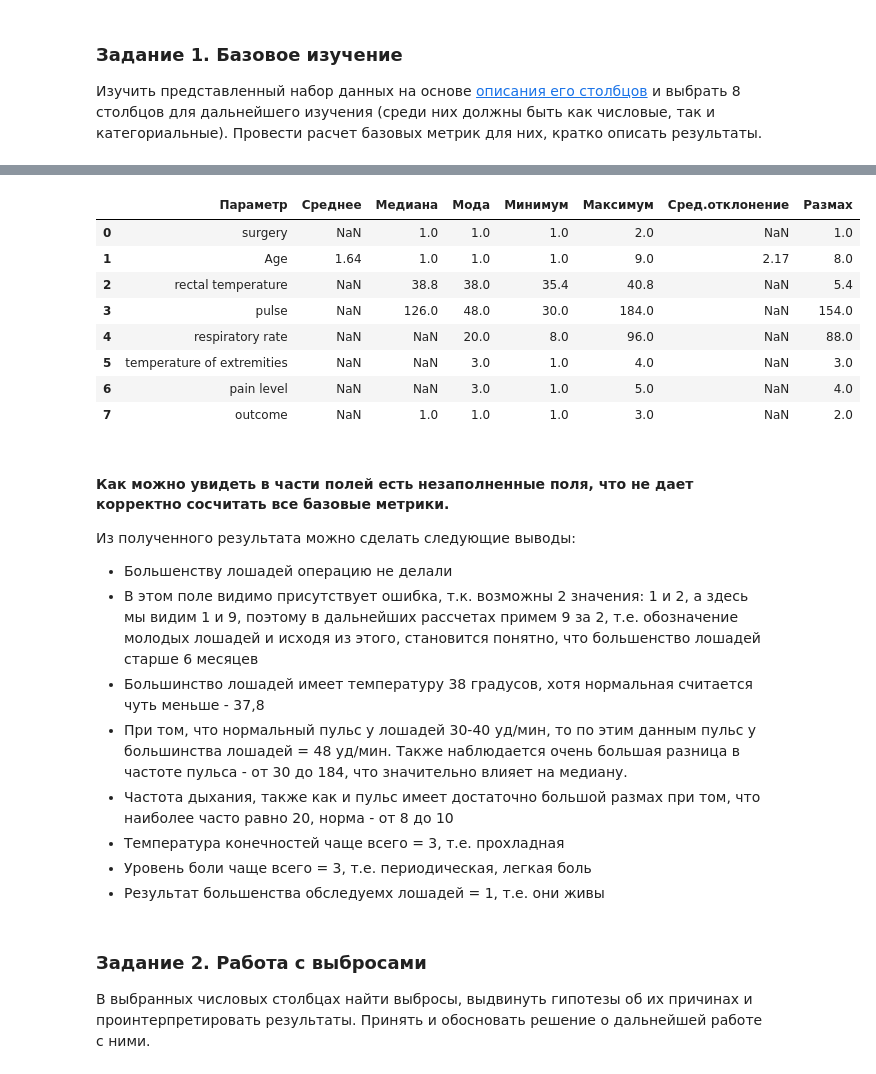
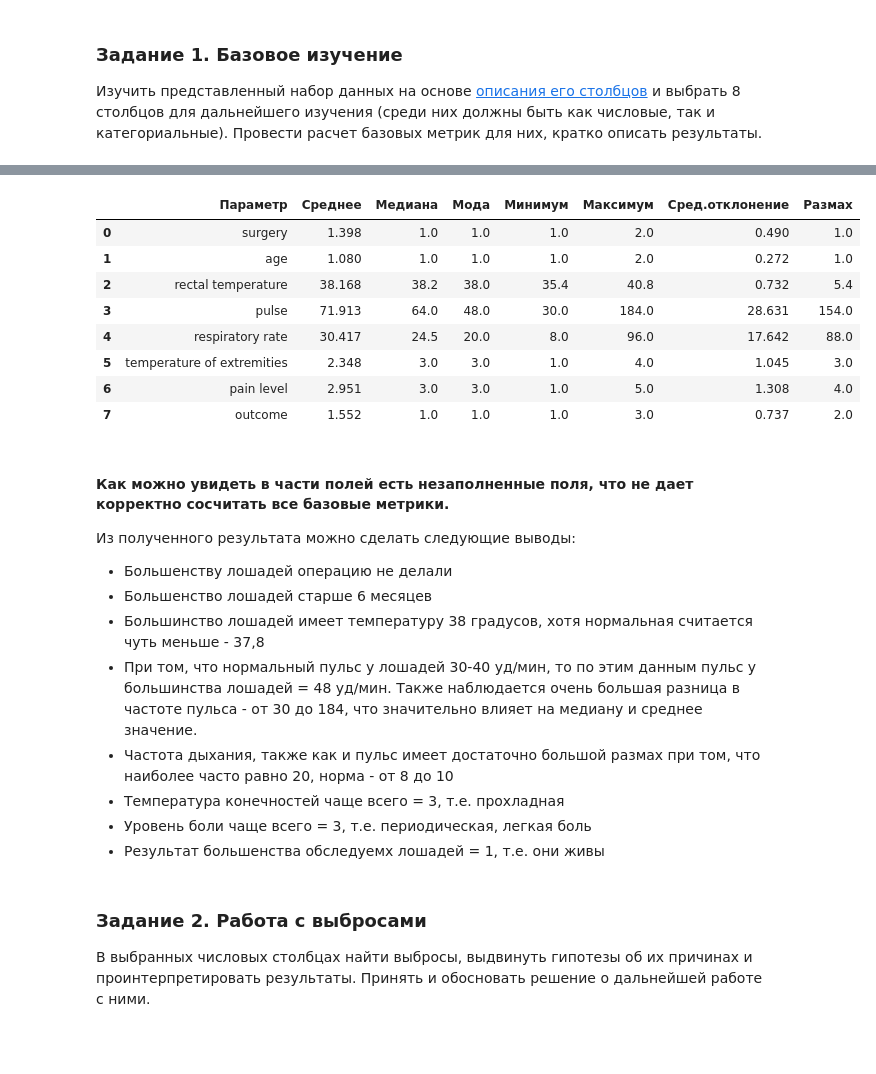
Before and after one commit to iamdenizzz/pyda-10, a Jupyter notebook: 22/stat_basics.ipynb, the cells around one changed output, grey strips where cells are left out. Drawn from its saved outputs; the diff is of its cells as text; code cells hidden in the pictures; blank space fills up the shorter version.

```diff
--- a/22/stat_basics.ipynb
+++ b/22/stat_basics.ipynb
@@ -5,13 +5,12 @@
 
 Будем осуществлять работу с непростым [набором данных](https://raw.githubusercontent.com/obulygin/pyda_homeworks/master/statistics_basics/horse_data.csv) о состоянии здоровья лошадей, испытывающих кишечные колики.
 # %%
-import numpy as np
 import pandas as pd
 import matplotlib.pyplot as plt
-import statistics
+pd.options.mode.chained_assignment = None
 
 url="https://raw.githubusercontent.com/obulygin/pyda_homeworks/master/statistics_basics/horse_data.csv"
-data=pd.read_csv(url, names=['surgery','Age','Hospital Number','rectal temperature','pulse',\
+data=pd.read_csv(url, names=['surgery','age','Hospital Number','rectal temperature','pulse',\
                              'respiratory rate','temperature of extremities','peripheral pulse',\
                              'mucous membranes','capillary refill time','pain level','peristalsis',\
                              'abdominal distension','nasogastric tube','nasogastric reflux',\
@@ -35,8 +34,13 @@ data.head()
 # Возьмем в работу столбцы: "операция", "возраст", "ректальная температура", "пульс", "частота дыхания",
 # "температура конечностей", "уровень боли", "результат"
 
-values = ['surgery', 'Age', 'rectal temperature', 'pulse', 'respiratory rate', 'temperature of extremities',\
+values = ['surgery', 'age', 'rectal temperature', 'pulse', 'respiratory rate', 'temperature of extremities',\
            'pain level', 'outcome']
 data = data[values].replace({'?': ''}) # Убираем некорректные символы
+
+# Также в поле age присутствует ошибка, т.к. возможны 2 значения: 1 и 2, а здесь мы видим 1 и 9
+# поэтому заменим 9 на 2
+data['age'] = data['age'].replace({9: 2})
+
 data.head()
 # %% [output]
@@ -79,34 +75,34 @@ memory usage: 18.9 KB
 # %%
 # Проведем расчеты базовых метрик
 
 out = pd.DataFrame({'Параметр': values})
 
-out.insert(1, "Среднее", data.apply(lambda x: round(statistics.mean(x), 3)).values)
-out.insert(2, "Медиана", data.apply(lambda x: round(statistics.median(x), 3)).values)
-out.insert(3, "Мода", data.apply(lambda x: round(statistics.mode(x), 3)).values)
+out.insert(1, "Среднее", data.apply(lambda x: round(x.mean(), 3)).values)
+out.insert(2, "Медиана", data.apply(lambda x: round(x.median(), 3)).values)
+out.insert(3, "Мода", data.apply(lambda x: round(x.mode()[0], 3)).values)
 out.insert(4, "Минимум", data.apply(lambda x: round(min(x), 3)).values)
 out.insert(5, "Максимум", data.apply(lambda x: round(max(x), 3)).values)
-out.insert(6, "Сред.отклонение", data.apply(lambda x: round(statistics.pstdev(x), 3)).values)
+out.insert(6, "Сред.отклонение", data.apply(lambda x: round(x.std(), 3)).values)
 out.insert(7, "Размах", data.apply(lambda x: round(max(x)-min(x), 3)).values)
 
 out
 # %% [output]
 |  | Параметр | Среднее | Медиана | Мода | Минимум | Максимум | Сред.отклонение | Размах |
-| 0 | surgery | NaN | 1.0 | 1.0 | 1.0 | 2.0 | NaN | 1.0 |
-| 1 | Age | 1.64 | 1.0 | 1.0 | 1.0 | 9.0 | 2.17 | 8.0 |
-| 2 | rectal temperature | NaN | 38.8 | 38.0 | 35.4 | 40.8 | NaN | 5.4 |
-| 3 | pulse | NaN | 126.0 | 48.0 | 30.0 | 184.0 | NaN | 154.0 |
-| 4 | respiratory rate | NaN | NaN | 20.0 | 8.0 | 96.0 | NaN | 88.0 |
-| 5 | temperature of extremities | NaN | NaN | 3.0 | 1.0 | 4.0 | NaN | 3.0 |
-| 6 | pain level | NaN | NaN | 3.0 | 1.0 | 5.0 | NaN | 4.0 |
-| 7 | outcome | NaN | 1.0 | 1.0 | 1.0 | 3.0 | NaN | 2.0 |
+| 0 | surgery | 1.398 | 1.0 | 1.0 | 1.0 | 2.0 | 0.490 | 1.0 |
+| 1 | age | 1.080 | 1.0 | 1.0 | 1.0 | 2.0 | 0.272 | 1.0 |
+| 2 | rectal temperature | 38.168 | 38.2 | 38.0 | 35.4 | 40.8 | 0.732 | 5.4 |
+| 3 | pulse | 71.913 | 64.0 | 48.0 | 30.0 | 184.0 | 28.631 | 154.0 |
+| 4 | respiratory rate | 30.417 | 24.5 | 20.0 | 8.0 | 96.0 | 17.642 | 88.0 |
+| 5 | temperature of extremities | 2.348 | 3.0 | 3.0 | 1.0 | 4.0 | 1.045 | 3.0 |
+| 6 | pain level | 2.951 | 3.0 | 3.0 | 1.0 | 5.0 | 1.308 | 4.0 |
+| 7 | outcome | 1.552 | 1.0 | 1.0 | 1.0 | 3.0 | 0.737 | 2.0 |
 # %% [markdown]
 #### Как можно увидеть в части полей есть незаполненные поля, что не дает корректно сосчитать все базовые метрики.
 Из полученного результата можно сделать следующие выводы:
 - Большенству лошадей операцию не делали
-- В этом поле видимо присутствует ошибка, т.к. возможны 2 значения: 1 и 2, а здесь мы видим 1 и 9, поэтому в дальнейших рассчетах примем 9 за 2, т.е. обозначение молодых лошадей и исходя из этого, становится понятно, что большенство лошадей старше 6 месяцев
+- Большенство лошадей старше 6 месяцев
 - Большинство лошадей имеет температуру 38 градусов, хотя нормальная считается чуть меньше - 37,8
-- При том, что нормальный пульс у лошадей 30-40 уд/мин, то по этим данным пульс у большинства лошадей = 48 уд/мин.  Также наблюдается очень большая разница в частоте пульса - от 30 до 184, что значительно влияет на медиану.
+- При том, что нормальный пульс у лошадей 30-40 уд/мин, то по этим данным пульс у большинства лошадей = 48 уд/мин.  Также наблюдается очень большая разница в частоте пульса - от 30 до 184, что значительно влияет на медиану и среднее значение.
 - Частота дыхания, также как и пульс имеет достаточно большой размах при том, что наиболее часто равно 20, норма - от 8 до 10
 - Температура конечностей чаще всего = 3, т.е. прохладная
 - Уровень боли чаще всего = 3,  т.е. периодическая, легкая боль
```
Also changed, not shown: parts of 20 cells of this notebook.
